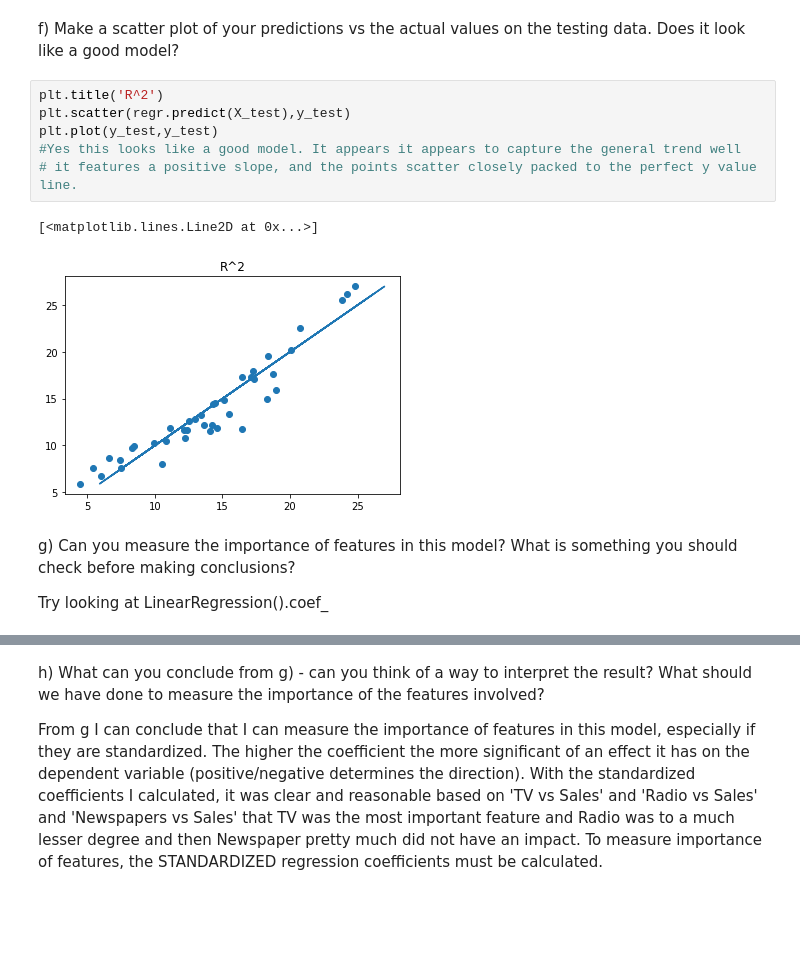
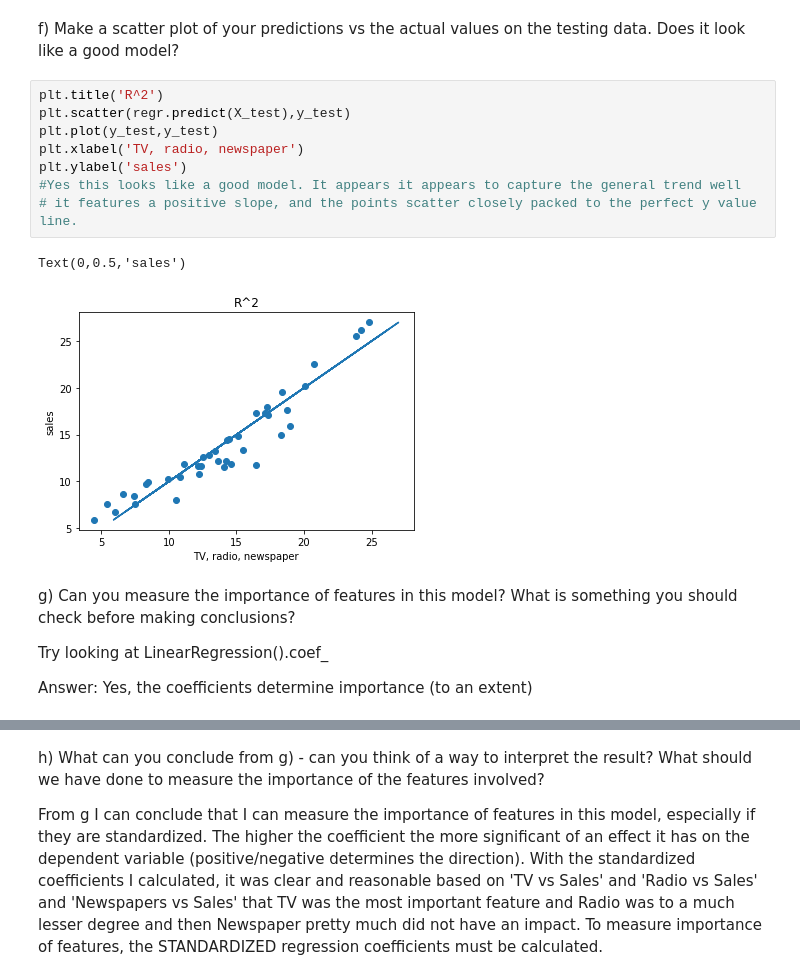
Before and after one commit to Columbia-Intro-Data-Science/python-introduction-MohiAhmed, a Jupyter notebook: Homework 1 - Github and Pandas.ipynb, the cells around one changed output, grey strips where cells are left out. Saved outputs shown, nothing was run; the diff lists cells and outputs as text; blank space fills up the shorter version.

```diff
--- a/Homework 1 - Github and Pandas.ipynb
+++ b/Homework 1 - Github and Pandas.ipynb
@@ -284,13 +284,17 @@ f) Make a scatter plot of your predictions vs the actual values on the testing d
 # %%
 plt.title('R^2')
 plt.scatter(regr.predict(X_test),y_test)
 plt.plot(y_test,y_test)
+plt.xlabel('TV, radio, newspaper')
+plt.ylabel('sales')
 #Yes this looks like a good model. It appears it appears to capture the general trend well
 # it features a positive slope, and the points scatter closely packed to the perfect y value line.
 # %% [output]
-[<matplotlib.lines.Line2D at 0x...>]
+Text(0,0.5,'sales')
-[figure, old version]
+[figure, new version]
 # %% [markdown]
 g) Can you measure the importance of features in this model? What is something you should check before making conclusions?
 
 Try looking at LinearRegression().coef_
+
+Answer: Yes, the coefficients determine importance (to an extent)
```
Also changed, not shown: parts of 3 cells of this notebook.
